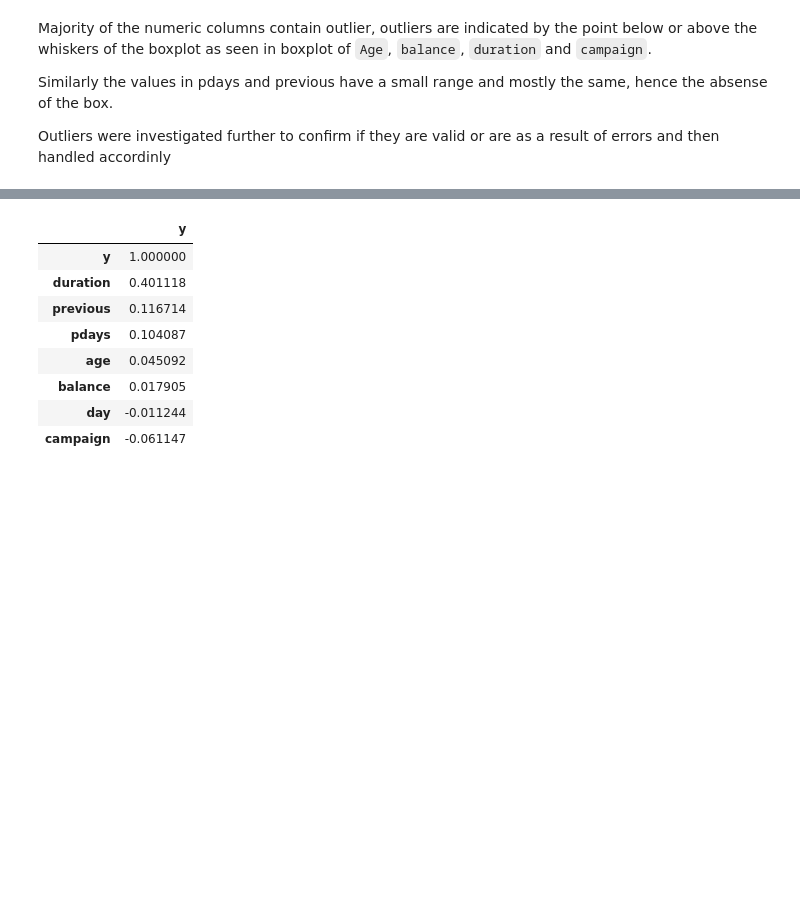
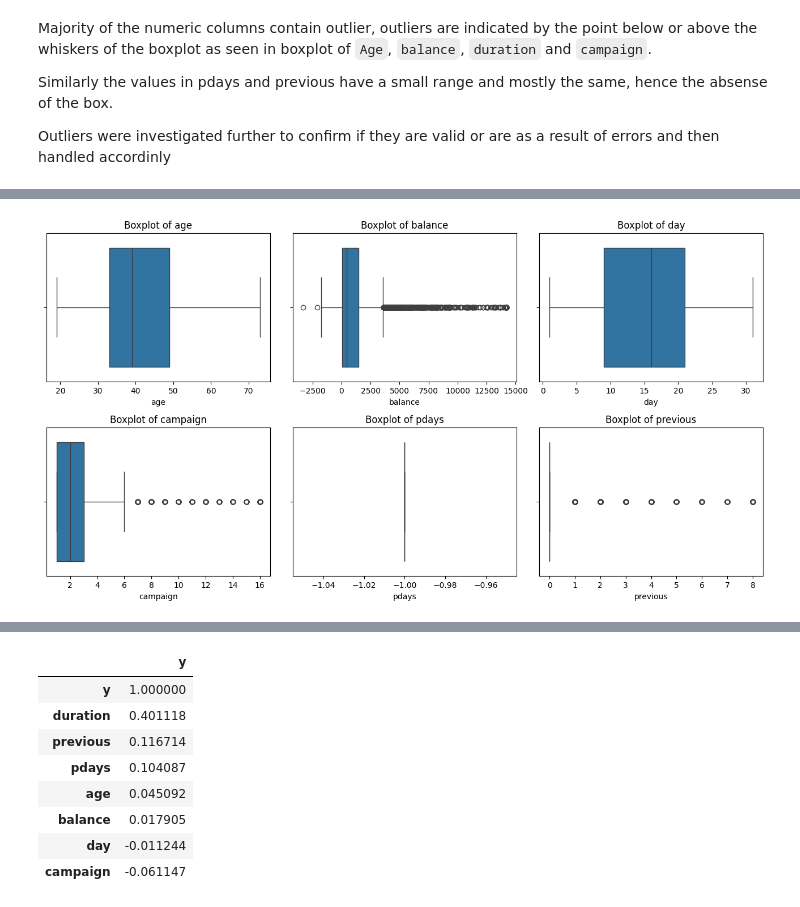
Before and after one commit to Fatai-soliu/bank-telemarketing, a Jupyter notebook: Bank_Marketing.ipynb, the cells around one changed output, grey strips where cells are left out. Drawn from its saved outputs; the diff is of its cells as text; code cells hidden in the pictures; blank space fills up the shorter version.

```diff
--- a/Bank_Marketing.ipynb
+++ b/Bank_Marketing.ipynb
@@ -162,0 +205,17 @@ Outliers were investigated further to confirm if they are valid or are as a resu
+# %%
+# Re-visualising the numeric columns after treating outliers
+
+numeric_columns = ['age', 'balance', 'day', 'campaign', 'pdays', 'previous']
+
+plt.figure(figsize=(13, 10))
+
+for i, col in enumerate(numeric_columns, 1):
+  plt.subplot(3, 3, i)
+  sns.boxplot(x = data[col])
+  plt.title(f'Boxplot of {col}')
+  plt.xlabel(col)
+  plt.tight_layout()
+
+plt.show()
+# %% [output]
+[figure, added]
```
Also changed, not shown: parts of 14 cells of this notebook.
